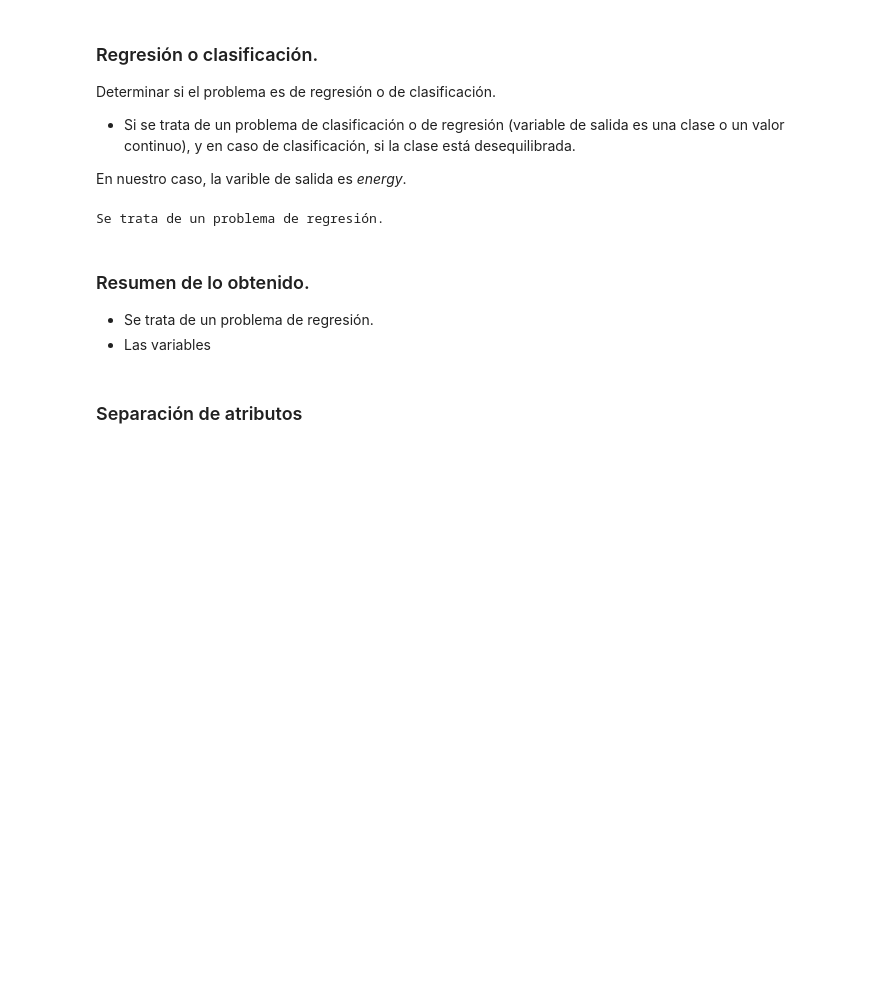
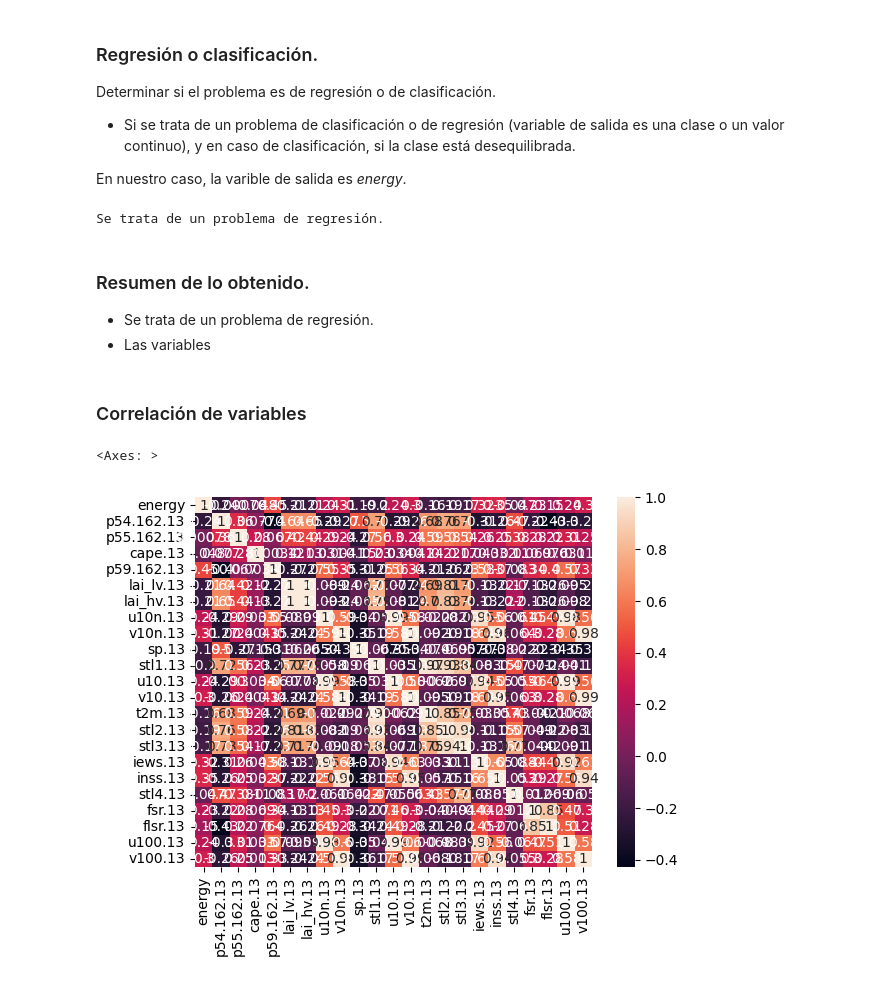
Before and after one commit to celiiaaa/Energy_Prediction_System, a Jupyter notebook: main.ipynb, the cells around one changed output. Drawn from its saved outputs; the diff is of its cells as text; code cells hidden in the pictures; blank space fills up the shorter version.

Commit message:
Correlación y representación de gráficos

```diff
--- a/main.ipynb
+++ b/main.ipynb
@@ -45,9 +48,9 @@ print(wind_ava)
 
 Se deben quitar las variables metereológicas que no correspondan a la localización de Sotavento, la localización 13.
 # %%
-sotavento_df = wind_ava.filter(regex='.13$')
+X_df = wind_ava.filter(regex='.13$')
 # Imprimir el dataframe.
-print(sotavento_df)
+print(X_df)
 # %% [output]
         p54.162.13  p55.162.13    cape.13    p59.162.13  lai_lv.13  lai_hv.13  \
 0     2.510824e+06    9.186295  13.527577  1.386937e+06   2.344111   2.432983
@@ -176,8 +179,8 @@ dtype: int64
 
 Evualuación de columnas constantes y en caso de haberlas, eliminarlas.
 # %%
-columnas_constantes = sotavento_df.columns[sotavento_df.nunique() == 1]
-sotavento_df = sotavento_df.drop(columnas_constantes, axis=1)
+columnas_constantes = X_df.columns[X_df.nunique() == 1]
+X_df = X_df.drop(columnas_constantes, axis=1)
 print("Columnas constantes eliminadas:", columnas_constantes)
 # %% [output]
 Columnas constantes eliminadas: Index([], dtype='object')
@@ -209,4 +214,4 @@ Se trata de un problema de regresión.
 - Se trata de un problema de regresión.
 - Las variables
 # %% [markdown]
-### Separación de atributos
+### Correlación de variables
@@ -220,0 +218,10 @@ X = sotavento.data[sotavento.feature_names]
+# %%
+
+# Creamos la matriz de correlación con la variable de salida
+df = X_df.copy()
+df.insert(0, 'energy', wind_ava['energy'])
+correlation_matrix = df.corr()
+sns.heatmap(data=correlation_matrix, annot=True)
+# %% [output]
+<Axes: >
+[figure, added]
```
Also changed, not shown: parts of 18 cells of this notebook, 1 other file.
